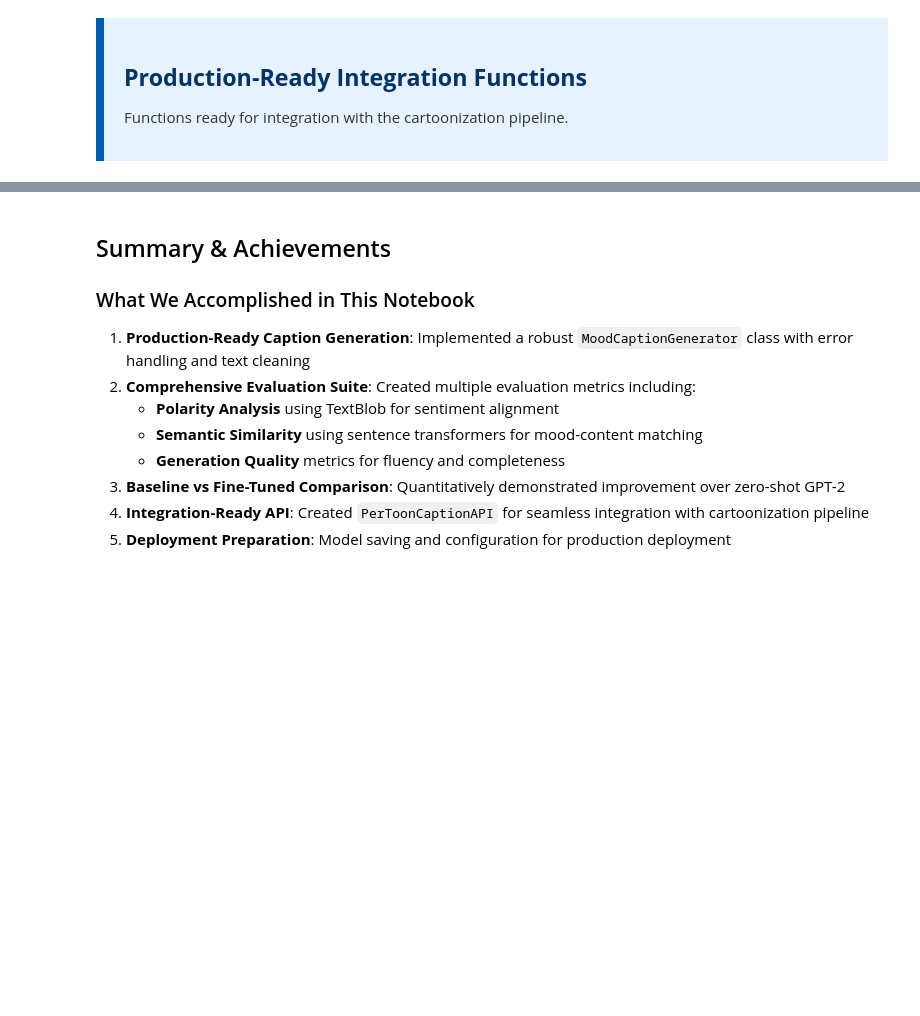
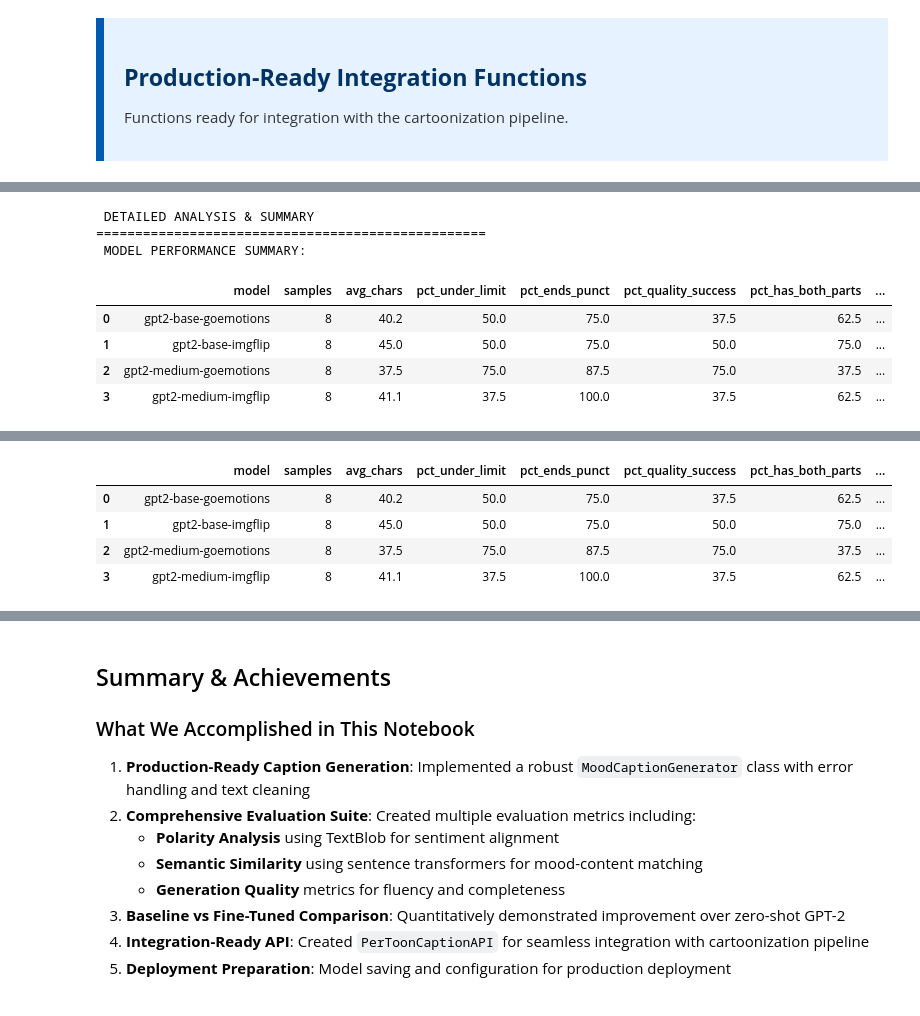
Before and after one commit to arishbukhari1/PerToon, a Jupyter notebook: scripts/2b_caption_generation.ipynb, the cells around one changed output, grey strips where cells are left out. Saved outputs shown, nothing was run; the diff lists cells and outputs as text; code cells hidden in the pictures; blank space fills up the shorter version.

```diff
--- a/scripts/2b_caption_generation.ipynb
+++ b/scripts/2b_caption_generation.ipynb
@@ -800,0 +1018,75 @@ These improvements help in addressing the core issue of incomplete sentences whi
+# %%
+print("\n DETAILED ANALYSIS & SUMMARY")
+print("=" * 50)
+
+# Comprehensive aggregate summary by model
+summary = (
+    results_df
+    .groupby("model")
+    .agg(
+        samples=("model", "count"),
+        avg_chars=("chars", "mean"),
+        pct_under_limit=("under_limit", "mean"),
+        pct_ends_punct=("ends_punct", "mean"),
+        pct_quality_success=("quality_success", "mean"),
+        pct_has_both_parts=("both_parts", "mean"),
+        avg_latency_sec=("latency_sec", "mean"),
+        min_chars=("chars", "min"),
+        max_chars=("chars", "max"),
+        std_chars=("chars", "std"),
+    )
+    .reset_index()
+)
+
+# Format percentages and round values
+summary["pct_under_limit"] = (summary["pct_under_limit"] * 100).round(1)
+summary["pct_ends_punct"] = (summary["pct_ends_punct"] * 100).round(1)
+summary["pct_quality_success"] = (summary["pct_quality_success"] * 100).round(1)
+summary["pct_has_both_parts"] = (summary["pct_has_both_parts"] * 100).round(1)
+summary["avg_chars"] = summary["avg_chars"].round(1)
+summary["avg_latency_sec"] = summary["avg_latency_sec"].round(3)
+summary["std_chars"] = summary["std_chars"].round(1)
+
+print(" MODEL PERFORMANCE SUMMARY:")
+print()
+display(summary)
+
+# Analysis insights
+print("\n KEY INSIGHTS:")
+print("-" * 20)
+
+best_quality = summary.loc[summary["pct_quality_success"].idxmax()]
+fastest_model = summary.loc[summary["avg_latency_sec"].idxmin()]
+most_consistent = summary.loc[summary["std_chars"].idxmin()]
+
+print(f" Best Quality Success Rate: {best_quality['model']} ({best_quality['pct_quality_success']:.1f}%)")
+print(f" Fastest Generation: {fastest_model['model']} ({fastest_model['avg_latency_sec']:.3f}s avg)")
+print(f" Most Consistent Length: {most_consistent['model']} (std={most_consistent['std_chars']:.1f} chars)")
+
+# Character distribution analysis
+print(f"\n CHARACTER LENGTH ANALYSIS:")
+print(f"   Target max_chars: {max_chars}")
+print(f"   Overall avg: {results_df['chars'].mean():.1f} ± {results_df['chars'].std():.1f}")
+print(f"   Range: {results_df['chars'].min()}-{results_df['chars'].max()} characters")
+
+# Success rate breakdown
+overall_success = results_df['quality_success'].mean() * 100
+under_limit_rate = results_df['under_limit'].mean() * 100
+punct_rate = results_df['ends_punct'].mean() * 100
+
+print(f"\n SUCCESS RATE BREAKDOWN:")
+print(f"   Overall Quality Success: {overall_success:.1f}%")
+print(f"   Under Character Limit: {under_limit_rate:.1f}%")
+print(f"   Ends with Punctuation: {punct_rate:.1f}%")
+print(f"   Both TOP and BOTTOM: {results_df['both_parts'].mean()*100:.1f}%")
+
+summary
+# %% [output]
+ DETAILED ANALYSIS & SUMMARY
+==================================================
+ MODEL PERFORMANCE SUMMARY:
+|  | model | samples | avg_chars | pct_under_limit | pct_ends_punct | pct_quality_success | pct_has_both_parts | ... |
+| 0 | gpt2-base-goemotions | 8 | 40.2 | 50.0 | 75.0 | 37.5 | 62.5 | ... |
+| 1 | gpt2-base-imgflip | 8 | 45.0 | 50.0 | 75.0 | 50.0 | 75.0 | ... |
+| 2 | gpt2-medium-goemotions | 8 | 37.5 | 75.0 | 87.5 | 75.0 | 37.5 | ... |
+| 3 | gpt2-medium-imgflip | 8 | 41.1 | 37.5 | 100.0 | 37.5 | 62.5 | ... |
@@ -800,0 +1109,5 @@ These improvements help in addressing the core issue of incomplete sentences whi
+|  | model | samples | avg_chars | pct_under_limit | pct_ends_punct | pct_quality_success | pct_has_both_parts | ... |
+| 0 | gpt2-base-goemotions | 8 | 40.2 | 50.0 | 75.0 | 37.5 | 62.5 | ... |
+| 1 | gpt2-base-imgflip | 8 | 45.0 | 50.0 | 75.0 | 50.0 | 75.0 | ... |
+| 2 | gpt2-medium-goemotions | 8 | 37.5 | 75.0 | 87.5 | 75.0 | 37.5 | ... |
+| 3 | gpt2-medium-imgflip | 8 | 41.1 | 37.5 | 100.0 | 37.5 | 62.5 | ... |
```
Also changed, not shown: parts of 12 cells of this notebook, 2 other files.
